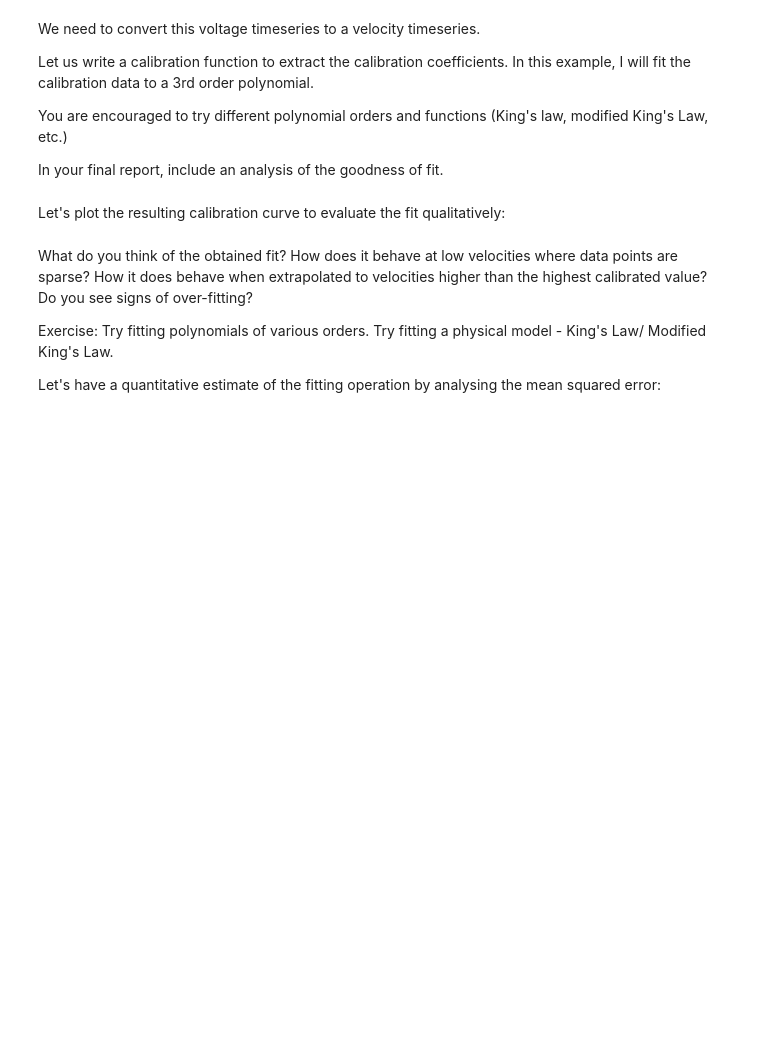
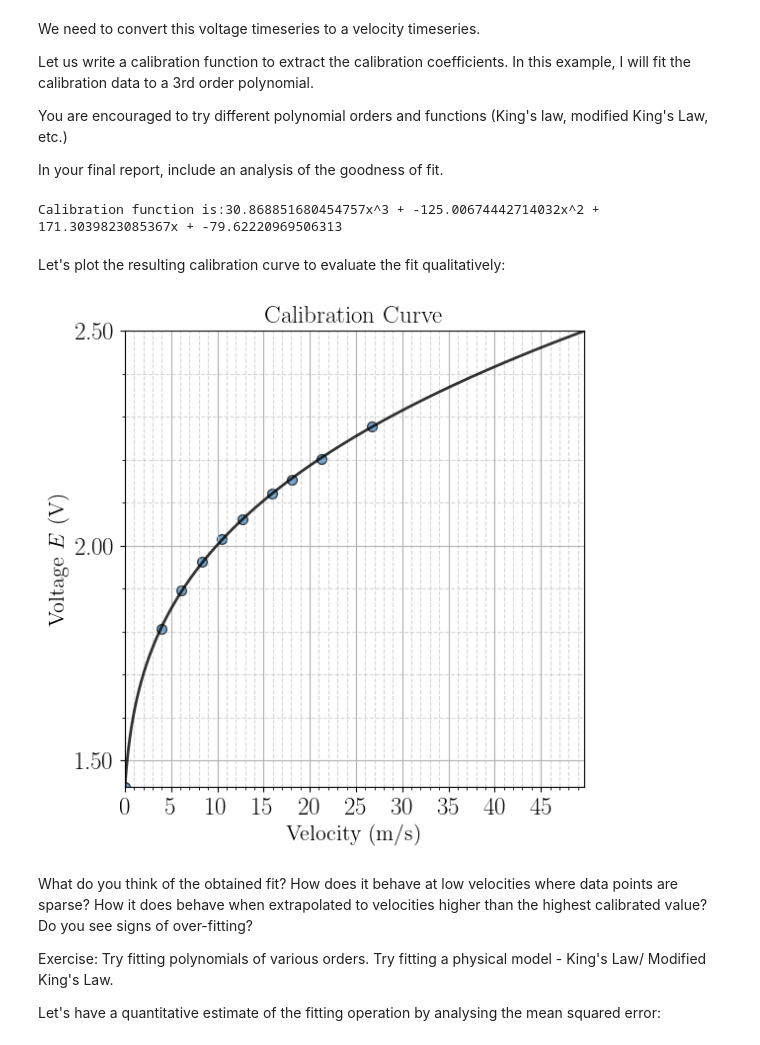
Before and after one commit to ruthvikmagal/Lecture_hot_wire_signal_analysis_spectra, a Jupyter notebook: HWA_signal_analysis.ipynb, the cells around one changed output. Drawn from its saved outputs; the diff is of its cells as text; code cells hidden in the pictures; blank space fills up the shorter version.

```diff
--- a/HWA_signal_analysis.ipynb
+++ b/HWA_signal_analysis.ipynb
@@ -59,7 +63,7 @@ You are encouraged to try different polynomial orders and functions (King's law,
 In your final report, include an analysis of the goodness of fit.
 # %%
 # Define calibration points (stencil)
-cal_vel = [0,0.87,1.98,3.43,5.49,8.21,10.42,16.44] # Velocity list in m/s
+cal_vel = [0,3.967,6.142,8.348,10.514,12.759,15.944,18.013,21.267,26.708] # Velocity list in m/s
 order = 3 # Order of polynomial function for calibration
 
 def calibrate_poly(cal_vel, order):
@@ -73,35 +77,39 @@ def calibrate_poly(cal_vel, order):
     return(coeffs, volt_avg)
 
 calib, volts = calibrate_poly(cal_vel, order)  # Perform a calibration fitting using the defined calibration function
+# %% [output]
+Calibration function is:30.868851680454757x^3 + -125.00674442714032x^2 + 171.3039823085367x + -79.62220969506313
 # %% [markdown]
 Let's plot the resulting calibration curve to evaluate the fit qualitatively:
 # %%
 # Initialise a velocity vector to visualise calibration
-voltsy=np.linspace(0,np.ceil(np.max(volts)/0.5)*0.5, 1000)
+voltsy=np.linspace(0,np.ceil(np.max(volts)/0.25)*0.25, 1000)
 velx= np.polyval(calib, voltsy)
 
 # Plot the calibration curve and calibration points
 fig2, ax = plt.subplots(figsize=(6, 6), dpi=dpi)
 ax.scatter(cal_vel, np.abs(volts), s=50, alpha=0.7, color=colours[1], edgecolors= "black")
 ax.plot(velx, voltsy, alpha=0.8, linewidth=2, color="black")
 ax.set_xlim([0,np.max(velx)])
 ax.set_ylim([np.min(volts),np.max(voltsy)])
 ax.set_xlabel(r'Velocity (m/s)', fontsize=16)
 ax.set_ylabel(r'Voltage $E$ (V)',fontsize=16)
 ax.set_title(r'Calibration Curve',fontsize=18)
 ax.xaxis.set_major_locator(ticker.MultipleLocator(5))
 ax.xaxis.set_major_formatter(ticker.FormatStrFormatter("%.0f"))
 ax.xaxis.set_minor_locator(ticker.MultipleLocator(1))
 ax.xaxis.set_minor_formatter(plt.NullFormatter())
 ax.yaxis.set_major_locator(ticker.MultipleLocator(0.5))
 ax.yaxis.set_major_formatter(ticker.FormatStrFormatter("%.2f"))
 ax.yaxis.set_minor_locator(ticker.MultipleLocator(0.1))
 ax.yaxis.set_minor_formatter(plt.NullFormatter())
 ax.tick_params(axis="both", which="major")
 plt.grid(True,  which='major')
 plt.grid(True,  which='minor', linestyle='--', alpha=0.5)
 fig2.savefig('calibration.png', dpi=600,bbox_inches="tight")
 plt.show()
+# %% [output]
+[figure, added]
 # %% [markdown]
 What do you think of the obtained fit? How does it behave at low velocities where data points are sparse? How it does behave when extrapolated to velocities higher than the highest calibrated value? Do you see signs of over-fitting?
 
```
Also changed, not shown: parts of 12 cells of this notebook.
